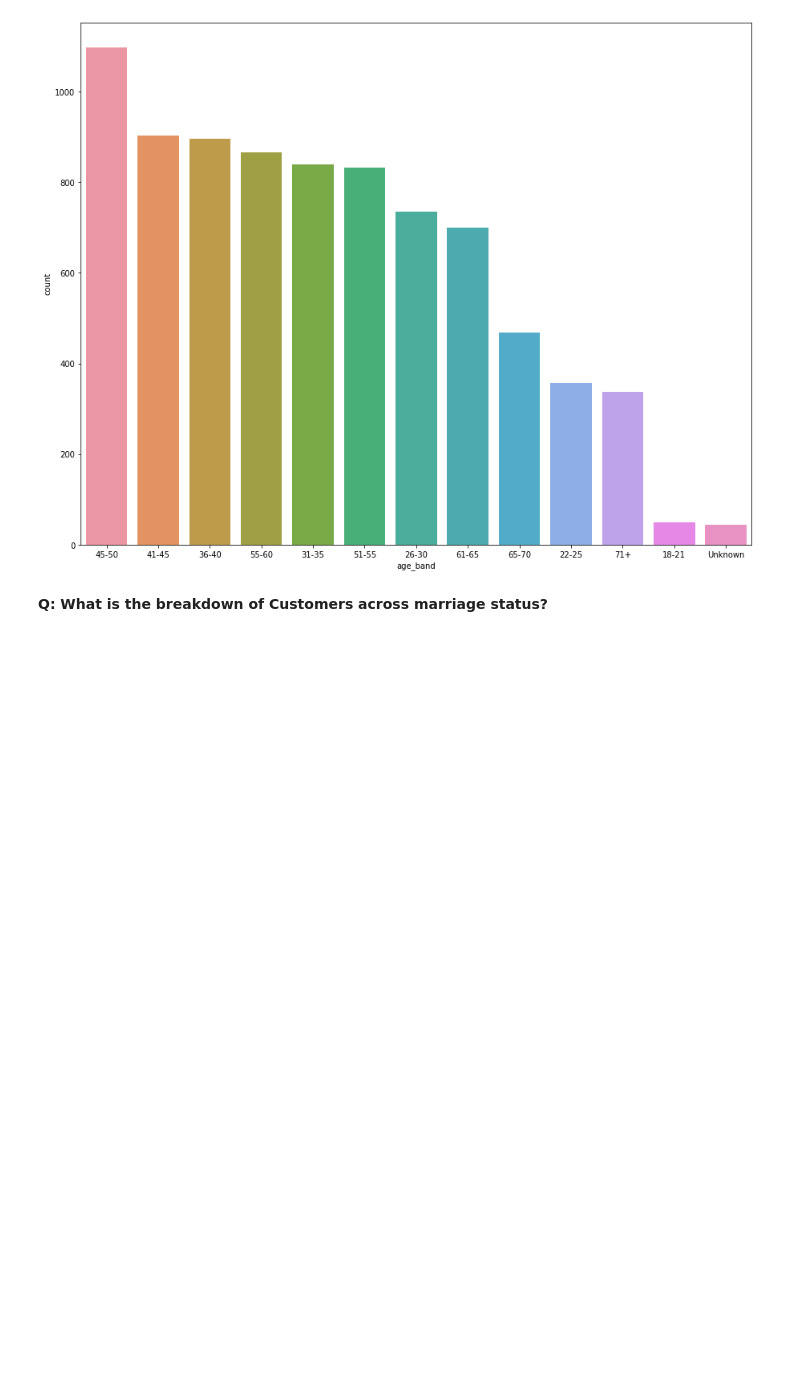
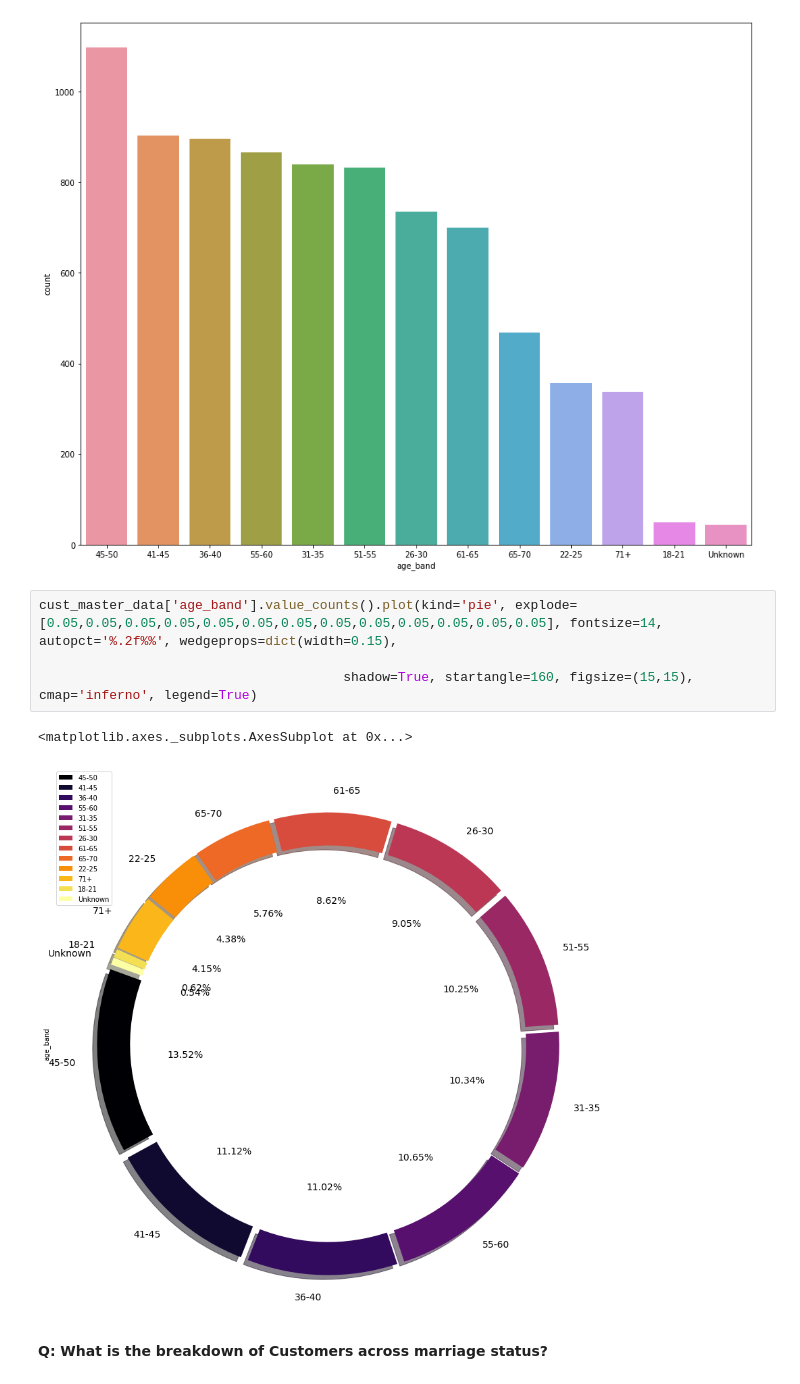
Before and after one commit to girishksahu/INSAID2021, a Jupyter notebook: Customer_classification.ipynb, the cells around one changed output. Saved outputs shown, nothing was run; the diff lists cells and outputs as text; blank space fills up the shorter version.

```diff
--- a/Customer_classification.ipynb
+++ b/Customer_classification.ipynb
@@ -636,6 +658,13 @@ sns.countplot(x='age_band',data=cust_master_data,order=cust_master_data['age_ban
 # %% [output]
 <matplotlib.axes._subplots.AxesSubplot at 0x...>
 [figure]
+# %%
+cust_master_data['age_band'].value_counts().plot(kind='pie', explode=[0.05,0.05,0.05,0.05,0.05,0.05,0.05,0.05,0.05,0.05,0.05,0.05,0.05], fontsize=14, autopct='%.2f%%', wedgeprops=dict(width=0.15),
+
+                                       shadow=True, startangle=160, figsize=(15,15), cmap='inferno', legend=True)
+# %% [output]
+<matplotlib.axes._subplots.AxesSubplot at 0x...>
+[figure, added]
 # %% [markdown]
 **Q: What is the breakdown of Customers across marriage status?**
 # %%
```
Also changed, not shown: parts of 78 cells of this notebook.
